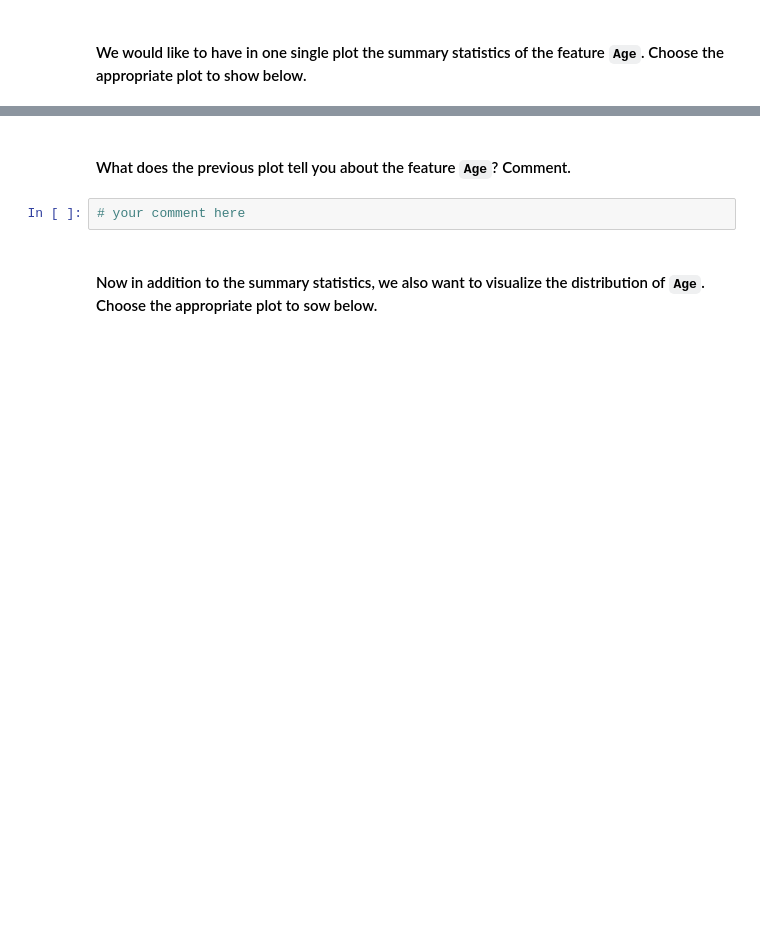
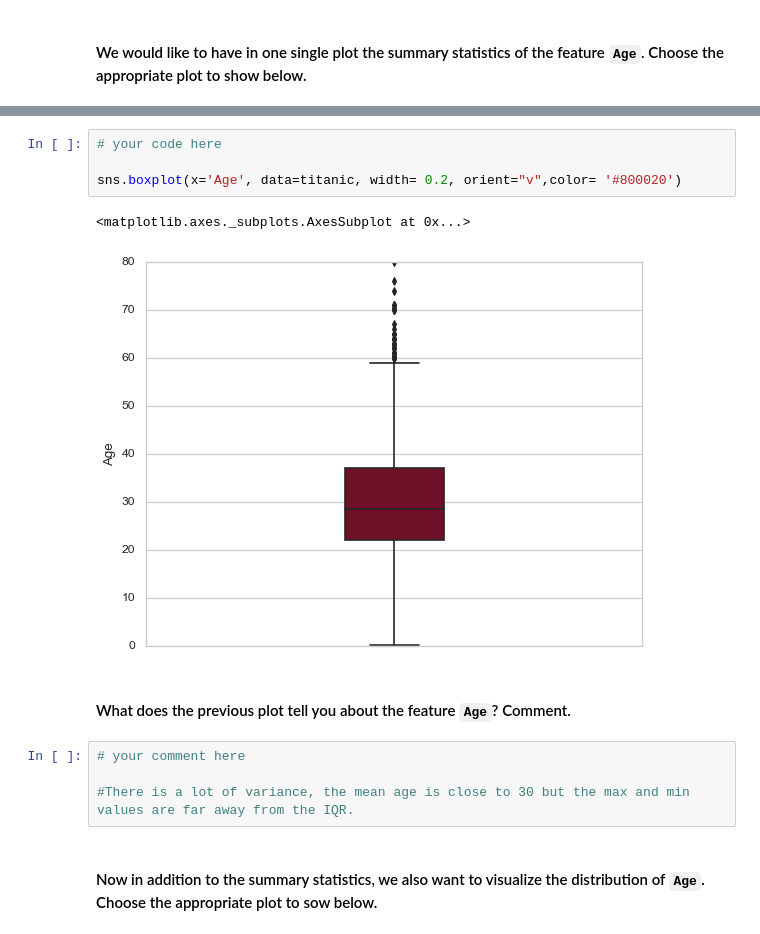
Before and after one commit to Mrueda1992/datamad0619, a Jupyter notebook: module-2/lab-matplotlib-seaborn/your-code/challenge-3.ipynb, the cells around one changed output, grey strips where cells are left out. Drawn from its saved outputs; the diff is of its cells as text; blank space fills up the shorter version.

```diff
--- a/module-2/lab-matplotlib-seaborn/your-code/challenge-3.ipynb
+++ b/module-2/lab-matplotlib-seaborn/your-code/challenge-3.ipynb
@@ -146,7 +150,16 @@ sns.catplot(x='Gender', kind='count',palette= "ch:.25", data=titanic)
+# %%
+# your code here
+
+sns.boxplot(x='Age', data=titanic, width= 0.2, orient="v",color= '#800020')
+# %% [output]
+<matplotlib.axes._subplots.AxesSubplot at 0x...>
+[figure, added]
 # %% [markdown]
 #### What does the previous plot tell you about the feature `Age`? Comment.
-# %%
-# your comment here
+# %%
+# your comment here
+
+#There is a lot of variance, the mean age is close to 30 but the max and min values are far away from the IQR.
 # %% [markdown]
 #### Now in addition to the summary statistics, we also want to visualize the distribution of `Age`. Choose the appropriate plot to sow below.
 # %%
```
Also changed, not shown: parts of 3 cells of this notebook.
